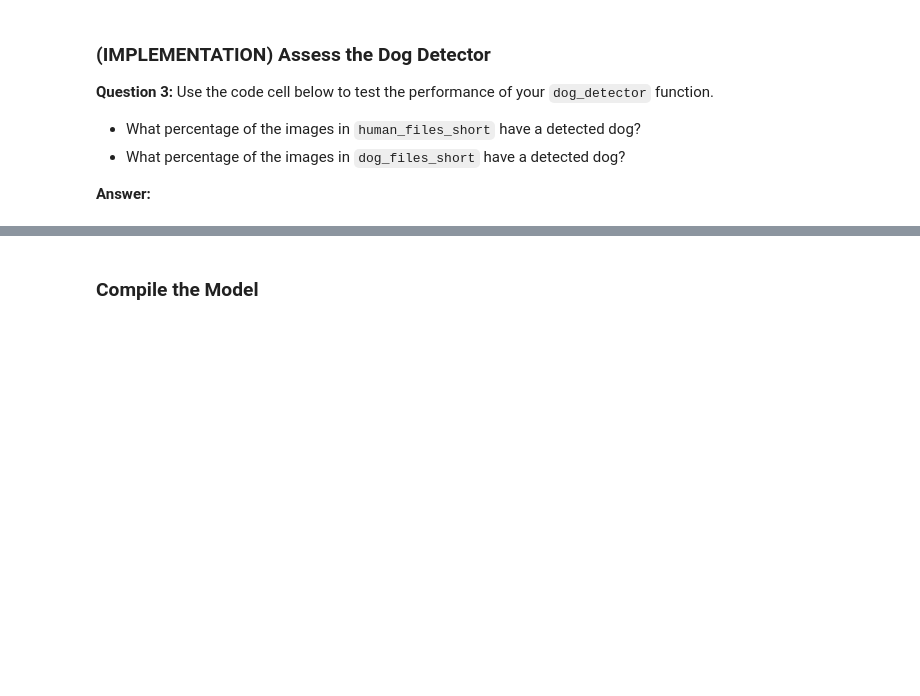
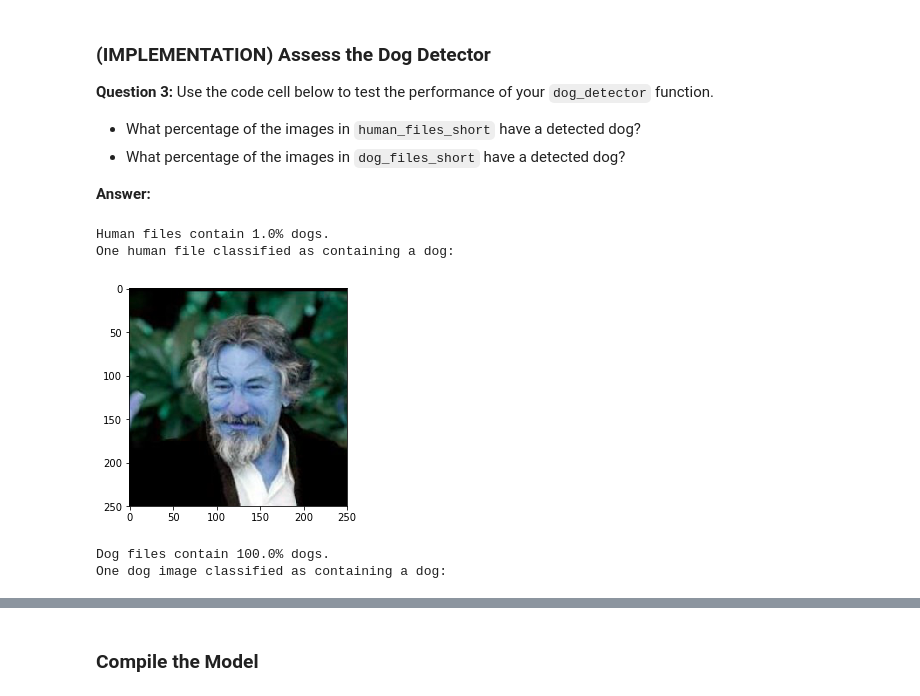
Before and after one commit to marianokamp/dog-project, a Jupyter notebook: dog_app.ipynb, the cells around one changed output, grey strips where cells are left out. Saved outputs shown, nothing was run; the diff lists cells and outputs as text; code cells hidden in the pictures; blank space fills up the shorter version.

```diff
--- a/dog_app.ipynb
+++ b/dog_app.ipynb
@@ -270,7 +276,7 @@ In this section, we use a pre-trained [ResNet-50](http://ethereon.github.io/nets
 from keras.applications.resnet50 import ResNet50
 
 # define ResNet50 model
-if not ResNet50_model
+if not ResNet50_model:
     ResNet50_model = ResNet50(weights='imagenet')
 # %% [markdown]
 ### Pre-process the Data
@@ -351,3 +354,35 @@ __Answer:__
+# %%
+### TODO: Test the performance of the dog_detector function
+### on the images in human_files_short and dog_files_short.
+
+# Using the same outter logic from above, but delegating the actual detection to the resnet50 implementation.
+# Showing exceptional sample images again with CV2.
+
+f = dog_detector
+
+print("Human files contain {}% dogs.".format(batch_detect_human_faces(human_files_short, f)*100.0))
+for path in human_files_short:
+    if f(path):
+        print("One human file classified as containing a dog:")
+        img = cv2.imread(path)
+        plt.imshow(img)
+        plt.show()
+        break
+
+print("Dog files contain {}% dogs.".format(batch_detect_human_faces(dog_files_short, f)*100.0))
+for path in dog_files_short:
+    if not f(path):
+        print("One dog image classified as containing a dog:")
+        img = cv2.imread(path)
+        plt.imshow(img)
+        plt.show()
+        break
+# %% [output]
+Human files contain 1.0% dogs.
+One human file classified as containing a dog:
+[figure, added]
+Dog files contain 100.0% dogs.
+One dog image classified as containing a dog:
 # %% [markdown]
 ---
 <a id='step3'></a>
```
Also changed, not shown: parts of 17 cells of this notebook.
